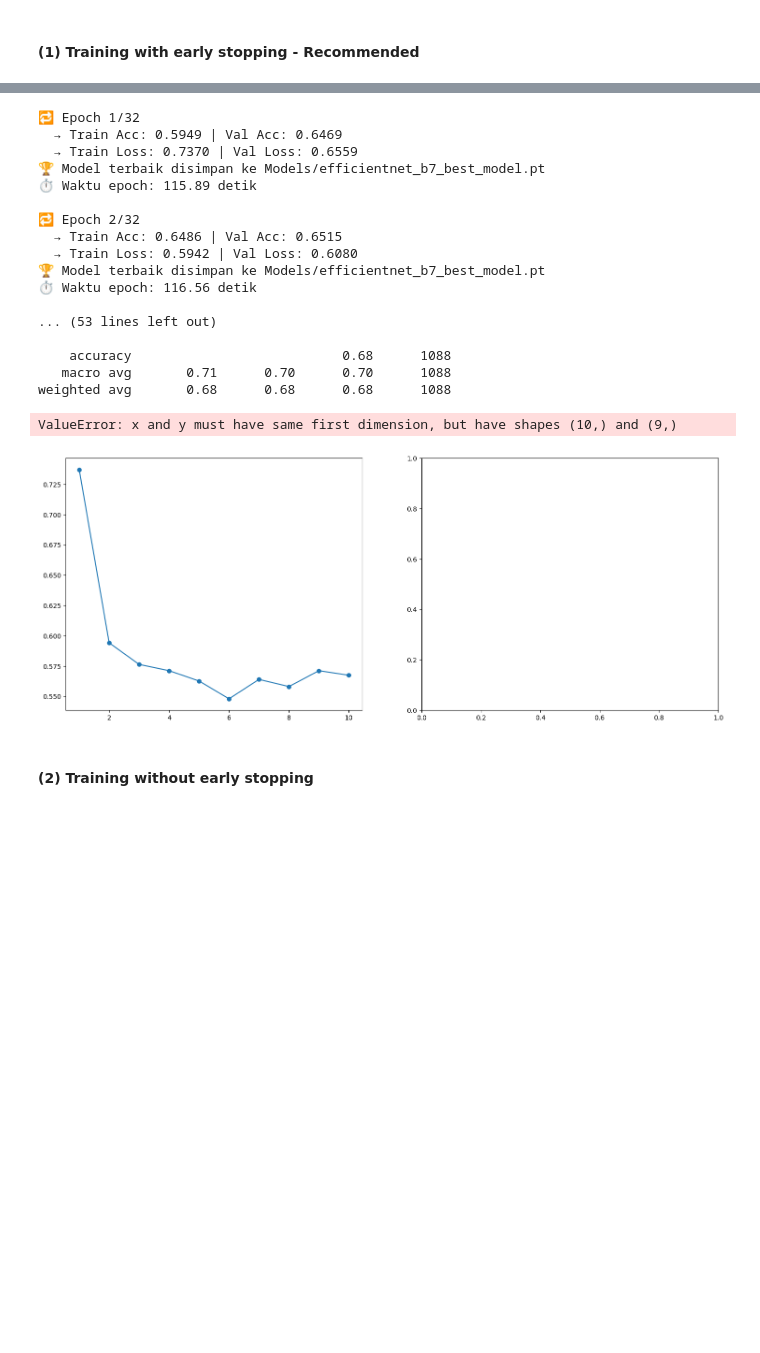
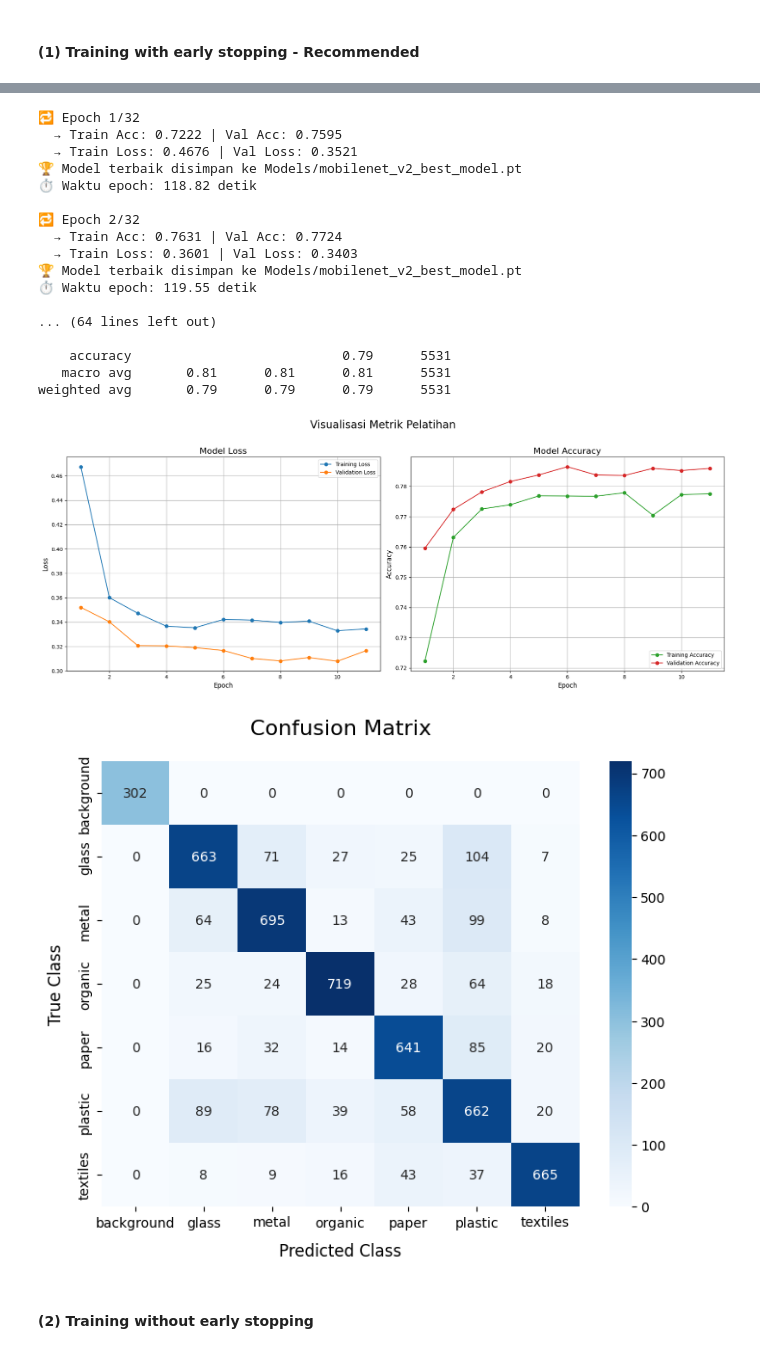
Before and after one commit to rediahmds/eco-sort, a Jupyter notebook: train/train_cnn.ipynb, the cells around one changed output, grey strips where cells are left out. Saved outputs shown, nothing was run; the diff lists cells and outputs as text; code cells hidden in the pictures; blank space fills up the shorter version.

Commit message:
Kaggle Notebook | train on new dataset

```diff
--- a/train/train_cnn.ipynb
+++ b/train/train_cnn.ipynb
@@ -606,9 +608,9 @@ def plot_confusion_matrix(y_true, y_pred, class_names):
     plt.figure(figsize=(8, 6))
     heatmap = sns.heatmap(cm, annot=True, fmt='d', cmap='Blues',
                           xticklabels=class_names, yticklabels=class_names)
-    heatmap.set_xlabel('Kelas Prediksi', fontsize=12, labelpad=10)
-    heatmap.set_ylabel('Kelas Aktual', fontsize=12, labelpad=10)
-    heatmap.set_title('Confusion Matrix Final', fontsize=16, pad=20)
+    heatmap.set_xlabel('Predicted Class', fontsize=12, labelpad=10)
+    heatmap.set_ylabel('True Class', fontsize=12, labelpad=10)
+    heatmap.set_title('Confusion Matrix', fontsize=16, pad=20)
 # %%
 import torch
 import torch.nn as nn
@@ -700,7 +702,7 @@ if USE_CLEARML:
 # ⚙️ Model
 device = torch.device("cuda" if torch.cuda.is_available() else "cpu")
 
-model_name, model = create_model(model_name="efficientnet_b7", num_classes=len(class_names))
+model_name, model = create_model(model_name="mobilenet_v2", num_classes=len(class_names))
 model = model.to(device)
 
 # Penanganan Dataset Tidak Seimbang
@@ -858,22 +860,22 @@ Downloading: "https://download.pytorch.org/models/efficientnet_b7_lukemelas-c5b4
 🔁 Epoch 1/32
-  → Train Acc: 0.5949 | Val Acc: 0.6469
-  → Train Loss: 0.7370 | Val Loss: 0.6559
-🏆 Model terbaik disimpan ke Models/efficientnet_b7_best_model.pt
-⏱️ Waktu epoch: 115.89 detik
+  → Train Acc: 0.7222 | Val Acc: 0.7595
+  → Train Loss: 0.4676 | Val Loss: 0.3521
+🏆 Model terbaik disimpan ke Models/mobilenet_v2_best_model.pt
+⏱️ Waktu epoch: 118.82 detik
 
 🔁 Epoch 2/32
-  → Train Acc: 0.6486 | Val Acc: 0.6515
-  → Train Loss: 0.5942 | Val Loss: 0.6080
-🏆 Model terbaik disimpan ke Models/efficientnet_b7_best_model.pt
-⏱️ Waktu epoch: 116.56 detik
+  → Train Acc: 0.7631 | Val Acc: 0.7724
+  → Train Loss: 0.3601 | Val Loss: 0.3403
+🏆 Model terbaik disimpan ke Models/mobilenet_v2_best_model.pt
+⏱️ Waktu epoch: 119.55 detik
 
-... (53 lines left out)
+... (64 lines left out)
 
-    accuracy                           0.68      1088
-   macro avg       0.71      0.70      0.70      1088
-weighted avg       0.68      0.68      0.68      1088
+    accuracy                           0.79      5531
+   macro avg       0.81      0.81      0.81      5531
+weighted avg       0.79      0.79      0.79      5531
-ValueError: x and y must have same first dimension, but have shapes (10,) and (9,)
-[figure, old version]
+[figure, new version]
+[figure, added]
 # %% [markdown]
 #### (2) Training without early stopping
 # %%
```
Also changed, not shown: parts of 5 cells of this notebook.
